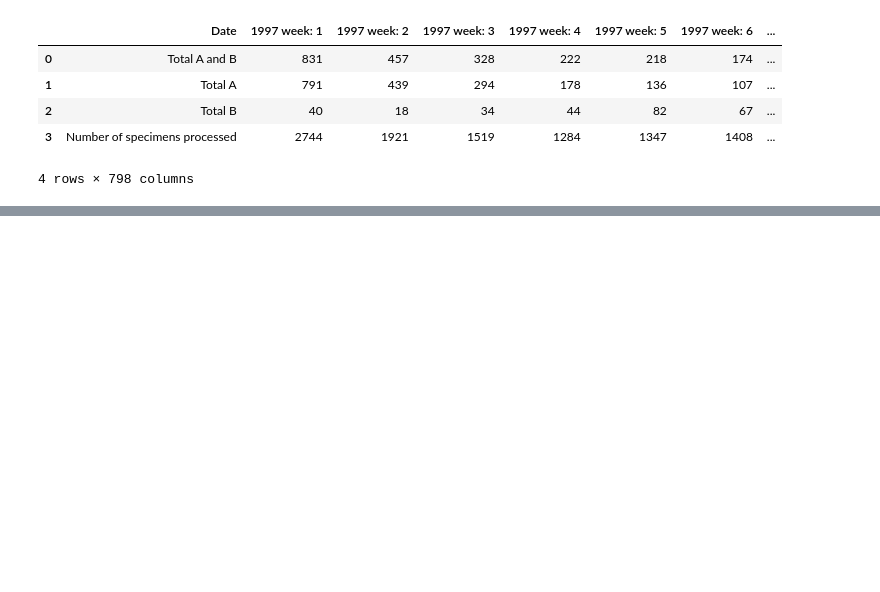
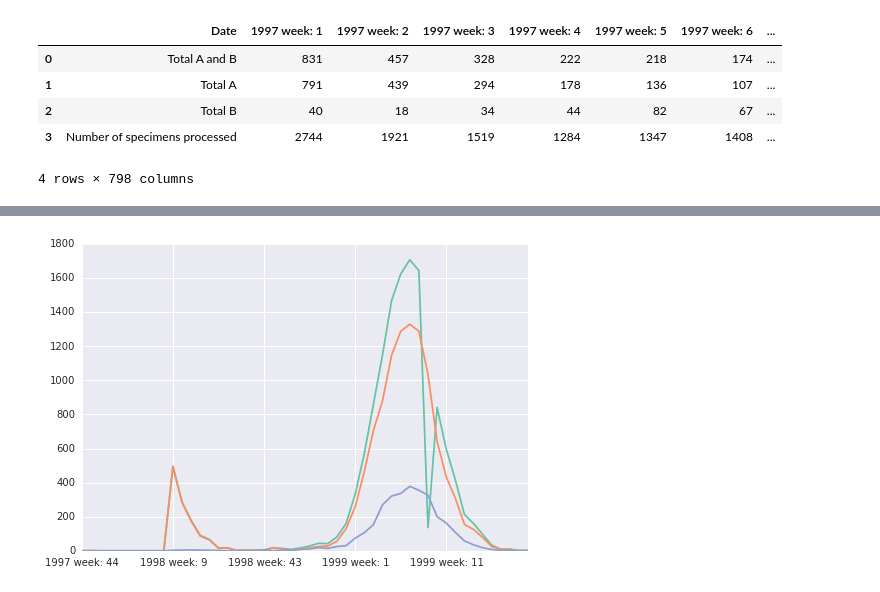
Before and after one commit to mstreit/PoV-time, a Jupyter notebook: PoV-time.ipynb, the cells around one changed output, grey strips where cells are left out. Drawn from its saved outputs; the diff is of its cells as text; code cells hidden in the pictures; blank space fills up the shorter version.

```diff
--- a/PoV-time.ipynb
+++ b/PoV-time.ipynb
@@ -25,0 +26,4 @@ plt.figure(); data.iloc[2,280:].plot(); data.iloc[1,280:].plot(); data.iloc[0,28
+# %%
+plt.figure(); data.iloc[0,20:70].plot(); data.iloc[1,20:70].plot(); data.iloc[2,20:70].plot();
+# %% [output]
+[figure, added]
```
Also changed, not shown: parts of 1 cell of this notebook.
